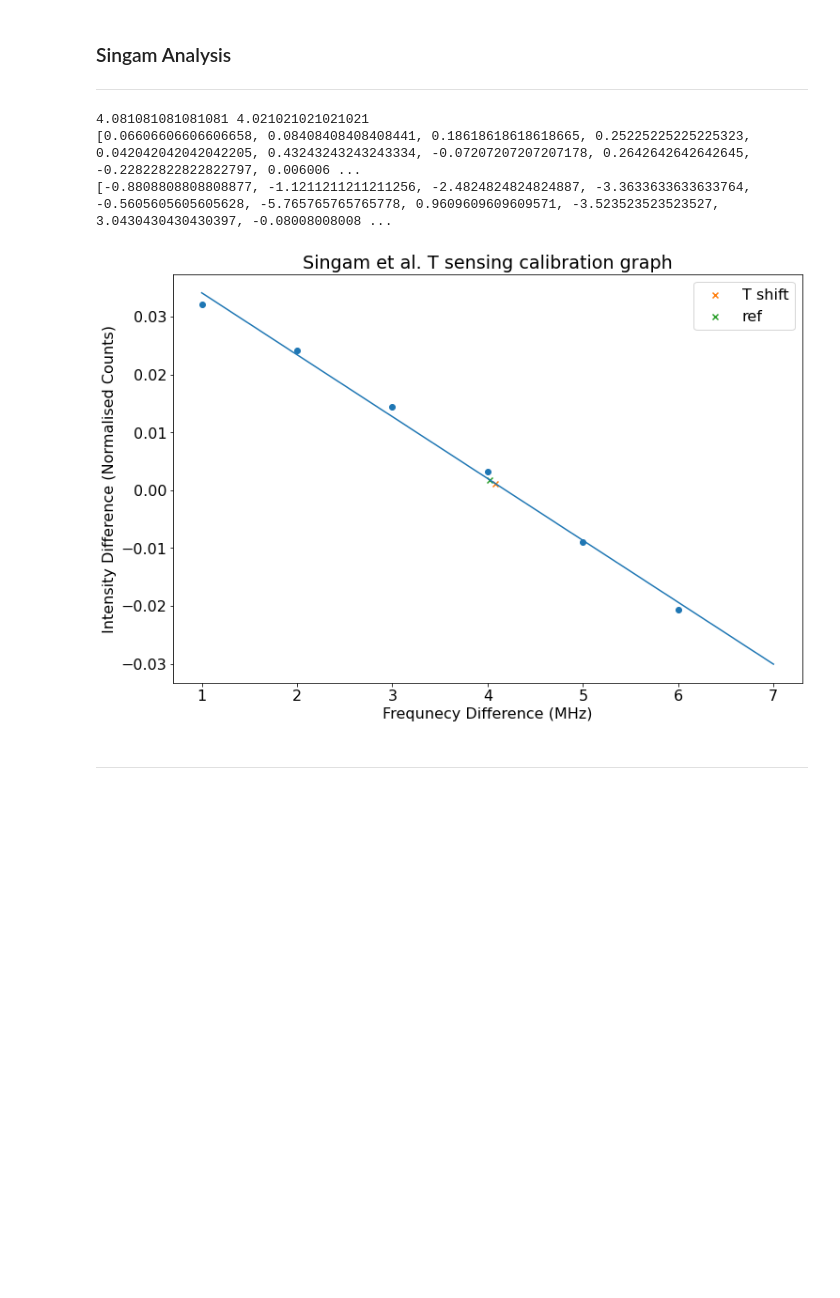
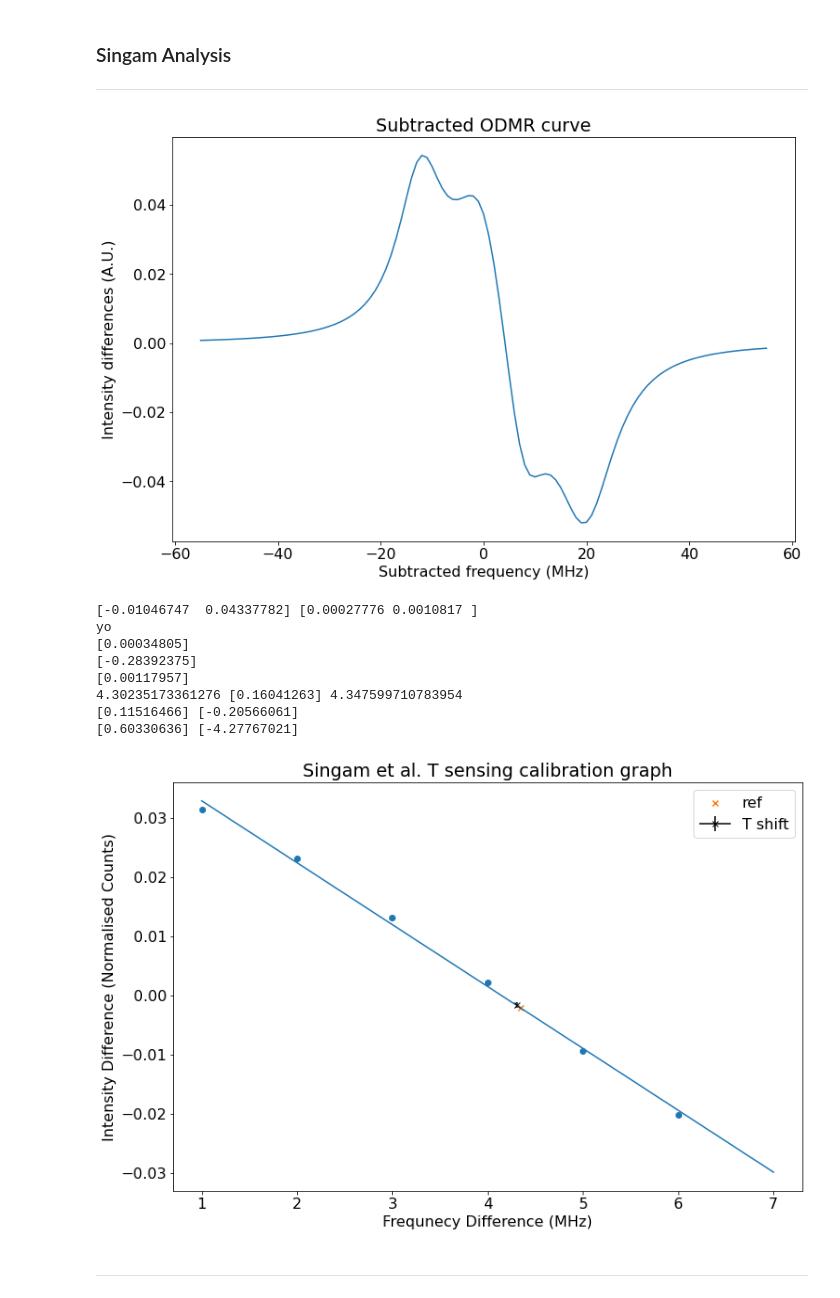
Before and after one commit to Corbyn93/Ryans_Python_Scripts, a Jupyter notebook: Ryan's Jupyter stuff/ODMR analysis/20210720_4_Point_Thermometry.ipynb, the cells around one changed output. Cells and saved outputs as stored; diff of their text form; code cells hidden in the pictures; blank space fills up the shorter version.

```diff
--- a/Ryan's Jupyter stuff/ODMR analysis/20210720_4_Point_Thermometry.ipynb
+++ b/Ryan's Jupyter stuff/ODMR analysis/20210720_4_Point_Thermometry.ipynb
@@ -597,6 +629,12 @@ f_minus, f_plus, index_shift = singam_freq_diff(four_freqs, params_values[2])
 # Create the subtraction plots (see plot for what this looks like).
 y_fit_subtract, freq_sub_array = singam_subtraction_array(y_fit, params_values[2], freq, index_shift)
 
+plot.plot(freq_sub_array, y_fit_subtract)
+plot.xlabel('Subtracted frequency (MHz)')
+plot.ylabel('Intensity differences (A.U.)')
+plot.title('Subtracted ODMR curve')
+plot.show()
+
 # Find the indicies corresponding to the maxima and minima of the y_fit subtracted lineshape.
 # Also have the index corresponding to I(f1) - I(f2) = 0
 zero_intensity_freq, max_index, min_index = singam_extract_linear(params_values[2], y_fit_subtract)
@@ -604,6 +642,9 @@ zero_intensity_freq, max_index, min_index = singam_extract_linear(params_values[
 # Fit a straight line fit to the linear part of the subtraction curve.
 p0 = [0,0]
 fit_coeffs, confidence = opt.curve_fit(straight_line, freq_sub_array[min_index:max_index], y_fit_subtract[min_index:max_index], p0)
+linear_fit_errors = np.sqrt(np.diag(confidence))
+
+print(fit_coeffs, linear_fit_errors)
 
 # Generate a high resolution x and y straight line fit for the linear portion of the subtraction curve.
 freq_high_res = np.linspace(freq_sub_array[min_index], freq_sub_array[max_index], 1000)
@@ -613,55 +654,79 @@ linear_fit = straight_line(freq_high_res, fit_coeffs[0], fit_coeffs[1])
 two_freq_locs = []
 for i in range(2):
     a = ((four_freqs[i*2] + four_freqs[i*2 + 1])/2)
-    two_freq_locs.append(np.abs(np.round(freq, 4) - a).argmin())
+    two_freq_locs.append(np.abs(np.round(freq, 5) - a).argmin())
+
 
 
 # Plot the high resolution straight line fit.
 plot.plot(freq_high_res, linear_fit)
 # Plot the points used to generate the original y_fit_subtraction curve.
 plot.scatter(freq_sub_array[min_index:max_index], y_fit_subtract[min_index:max_index])
 
-# Perform the Singam analysis for the mean of the 2 mean values from the 4 point ODMR data.
-I_diff_2_points, I_diff_mean_ref, two_point_freq_shift, singam_reference_value = singam_analysis(freq_high_res,
-                                                                                             mean_norm_4_point_odmr,
-                                                                                             two_freq_locs, linear_fit)
+# legacy code
+#I_diff_2_points, I_diff_mean_ref, two_point_freq_shift, singam_reference_value = singam_analysis(freq_high_res,
+#                                                                                             mean_norm_4_point_odmr,
+#                                                                                             two_freq_locs, linear_fit)
+
+# Perform the Singam analysis for the mean of the 2 mean values from the 4 point ODMR data. Plus error analysis.
+I_diff_2_points, error_I_diff_mean, I_diff_mean_ref, two_point_freq_shift, error_two_point_freq_shift, singam_reference_value = singam_analysis_2(mean_norm_4_point_odmr,
+                                                                                                                               four_point_mean_norm_error,
+                                                                                                                               fit_coeffs,
+                                                                                                                               linear_fit_errors,
+                                                                                                                               y_fit, two_freq_locs)
+
+print(two_point_freq_shift, error_two_point_freq_shift, singam_reference_value)
 
 # plot the reference value and the subtraction curve sampling points.
-plot.scatter(two_point_freq_shift, I_diff_2_points, marker = 'x', label = 'T shift')
+plot.errorbar(two_point_freq_shift, I_diff_2_points, error_I_diff_mean,
+              marker = 'x', label = 'T shift', color = 'k')
 plot.scatter(singam_reference_value, I_diff_mean_ref, marker = 'x', label = 'ref')
 plot.xlabel('Frequnecy Difference (MHz)')
 plot.ylabel('Intensity Difference (Normalised Counts)')
 plot.title('Singam et al. T sensing calibration graph')
 plot.legend()
 
 # find the change in the resonant frequnecy of the NV centres from the reference.
-delta_f_singam =  two_point_freq_shift - singam_reference_value # MHz
+delta_f_singam_plus_error =  (two_point_freq_shift + error_two_point_freq_shift) - singam_reference_value # MHz
+delta_f_singam_minus_error = (two_point_freq_shift - error_two_point_freq_shift) - singam_reference_value # MHz
 
+mean_delta_f_singam = (delta_f_singam_plus_error + delta_f_singam_minus_error)/2
+error_delta_f_singam = np.abs(delta_f_singam_plus_error - delta_f_singam_minus_error)
+
+print(delta_f_singam_plus_error, delta_f_singam_minus_error)
 # Find the temperature change in the sample.
-delta_T_singam = delta_f_singam/(-0.075)
+delta_T_singam = mean_delta_f_singam/(-0.075)
+print(delta_T_singam, error_delta_f_singam/(-0.075))
 
 try:
-    delta_f_singam_store.append(delta_f_singam) # MHz
+    delta_f_singam_store.append(mean_delta_f_singam) # MHz
     delta_T_singam_store.append(delta_T_singam) # Kelvin
 except:
     delta_f_singam_store = []
     delta_T_singam_store = []
-    delta_f_singam_store.append(delta_f_singam)
+    delta_f_singam_store.append(mean_delta_f_singam)
     delta_T_singam_store.append(delta_T_singam)
 
-print(two_point_freq_shift, singam_reference_value)
+#print(two_point_freq_shift, singam_reference_value)
 
-analysis_type = 'Singam_2019_'
+analysis_type = 'Singam_2019_2__T_sensing_'
 
-save_data(four_point_data_set, date, four_point_params_values[3]/1000, delta_f_singam,  delta_T_singam, np.mean(four_point_reference_data), analysis_type)
+save_data(four_point_data_set, date, four_point_params_values[3]/1000, four_point_params_values[8],
+          two_point_freq_shift, error_two_point_freq_shift[0], delta_T_singam[0], error_delta_f_singam[0], np.mean(four_point_reference_data), analysis_type)
 
-print(delta_f_singam_store)
-print(delta_T_singam_store)
+#print(delta_f_singam_store)
+#print(delta_T_singam_store)
 # %% [output]
+[figure, new version]
-4.081081081081081 4.021021021021021
-[0.06606606606606658, 0.08408408408408441, 0.18618618618618665, 0.25225225225225323, 0.042042042042042205, 0.43243243243243334, -0.07207207207207178, 0.2642642642642645, -0.22822822822822797, 0.006006 ...
-[-0.8808808808808877, -1.1211211211211256, -2.4824824824824887, -3.3633633633633764, -0.5605605605605628, -5.765765765765778, 0.9609609609609571, -3.523523523523527, 3.0430430430430397, -0.08008008008 ...
+[-0.01046747  0.04337782] [0.00027776 0.0010817 ]
+yo
+[0.00034805]
+[-0.28392375]
+[0.00117957]
+4.30235173361276 [0.16041263] 4.347599710783954
+[0.11516466] [-0.20566061]
+[0.60330636] [-4.27767021]
-[figure, old version]
+[figure, added]
 # %%
 ## Used to clear the delta_f_singam_store variable.
 
```
Also changed, not shown: parts of 10 cells of this notebook, 1 other file.
